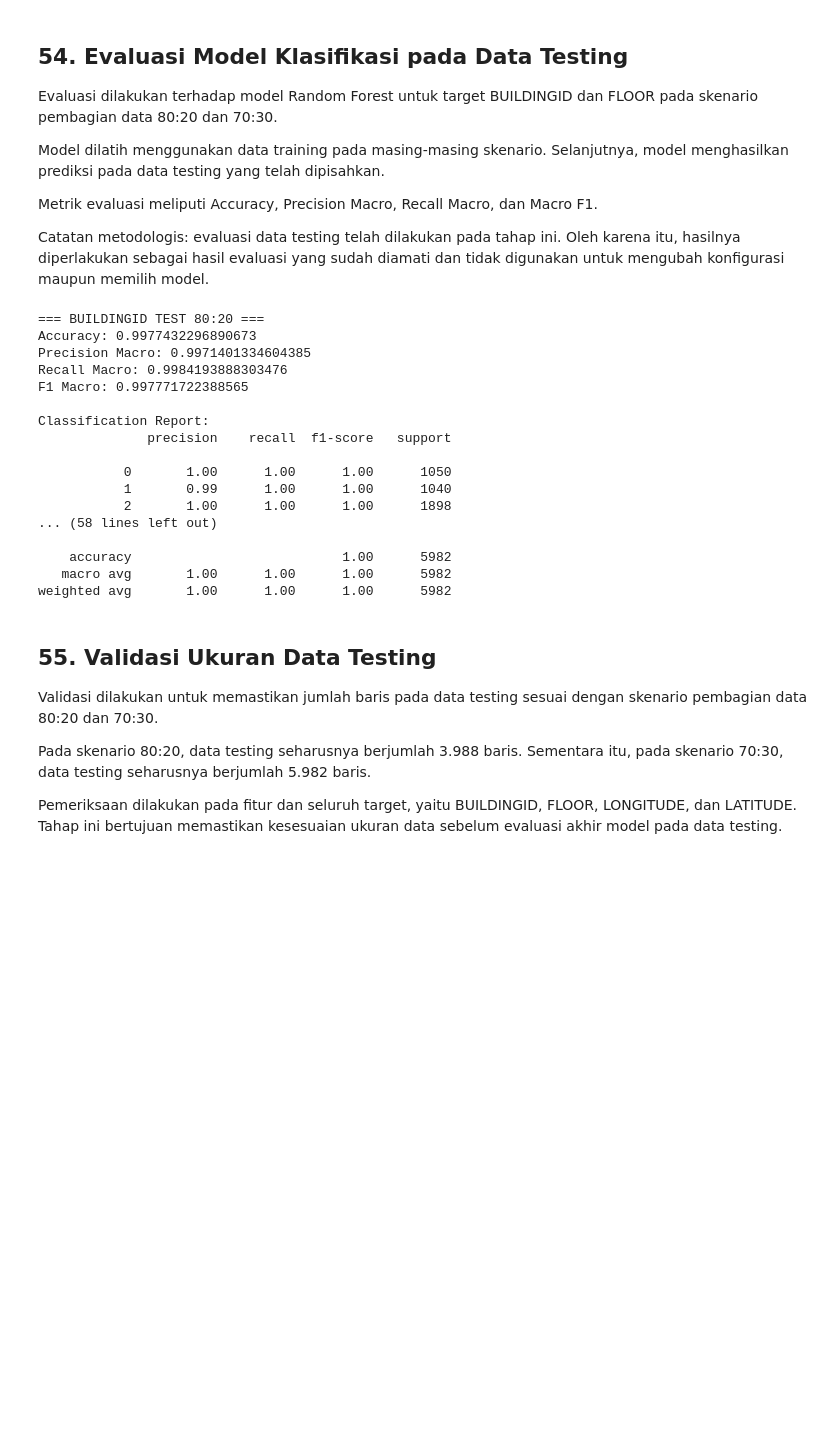
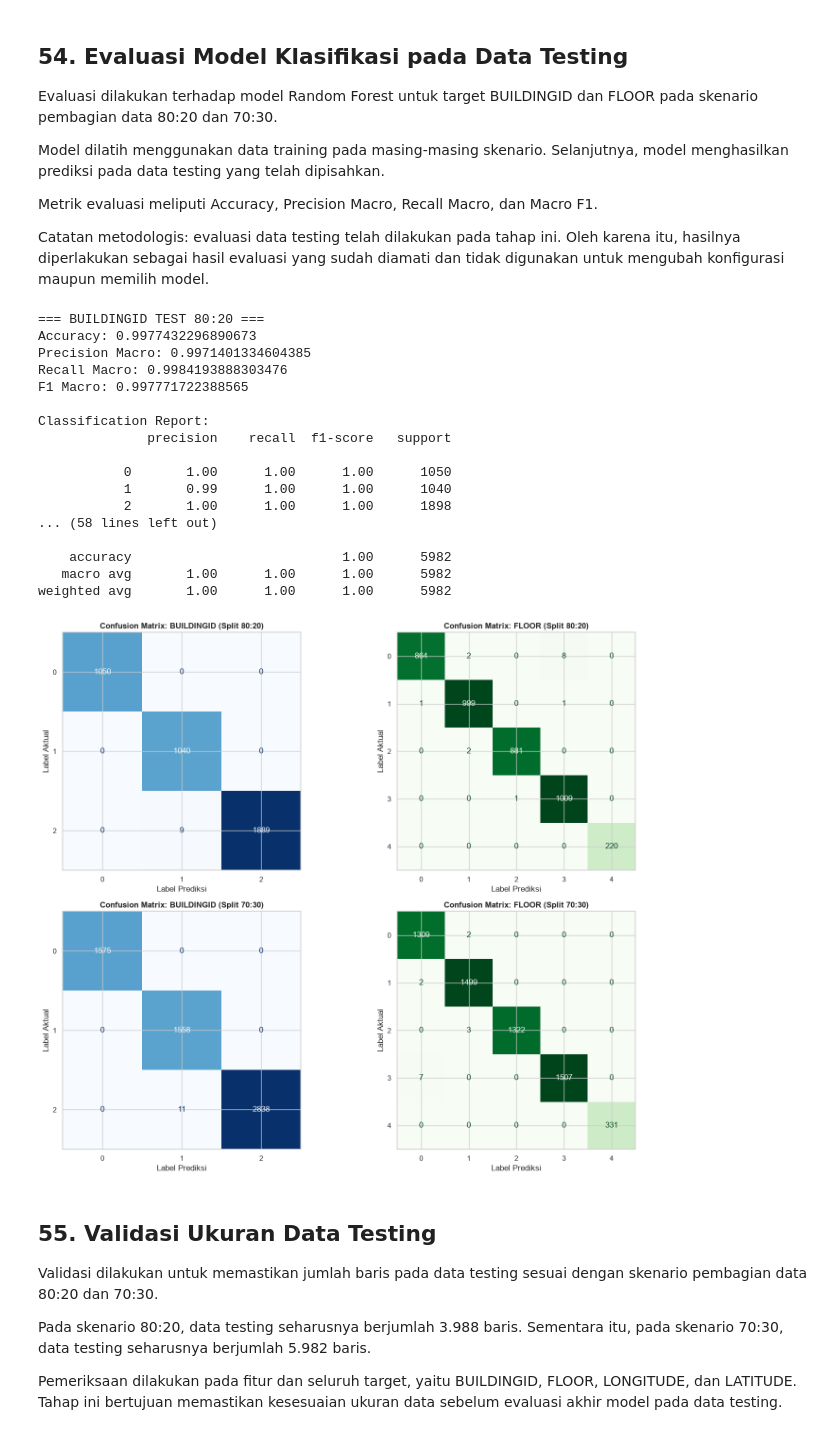
Before and after one commit to Fadhlrahman/TUBES-DEEP-LEARNING, a Jupyter notebook: telco.ipynb, the cells around one changed output. Saved outputs shown, nothing was run; the diff lists cells and outputs as text; code cells hidden in the pictures; blank space fills up the shorter version.

```diff
--- a/telco.ipynb
+++ b/telco.ipynb
@@ -2964,33 +2964,80 @@ model_building_70, pred_building_70 = evaluate_classification_test(
     classification_models_building["Random Forest"],
     X_train_70, y_building_70,
     X_test_70, y_test_70["BUILDINGID"]
 )
 
 # FLOOR 70:30
 print("\n=== FLOOR TEST 70:30 ===")
 model_floor_70, pred_floor_70 = evaluate_classification_test(
     classification_models_floor["Random Forest"],
     X_train_70, y_floor_70,
     X_test_70, y_test_70["FLOOR"]
 )
+
+# ==============================================================
+# VISUALISASI WAJIB KLASIFIKASI: CONFUSION MATRIX
+# ==============================================================
+from sklearn.metrics import ConfusionMatrixDisplay
+
+fig, axes = plt.subplots(2, 2, figsize=(15, 12))
+
+# 1. BUILDINGID 80:20
+ConfusionMatrixDisplay.from_predictions(
+    y_test_80["BUILDINGID"], pred_building_80,
+    ax=axes[0, 0], cmap="Blues", colorbar=False
+)
+axes[0, 0].set_title("Confusion Matrix: BUILDINGID (Split 80:20)", fontsize=12, fontweight="bold")
+axes[0, 0].set_xlabel("Label Prediksi")
+axes[0, 0].set_ylabel("Label Aktual")
+
+# 2. FLOOR 80:20
+ConfusionMatrixDisplay.from_predictions(
+    y_test_80["FLOOR"], pred_floor_80,
+    ax=axes[0, 1], cmap="Greens", colorbar=False
+)
+axes[0, 1].set_title("Confusion Matrix: FLOOR (Split 80:20)", fontsize=12, fontweight="bold")
+axes[0, 1].set_xlabel("Label Prediksi")
+axes[0, 1].set_ylabel("Label Aktual")
+
+# 3. BUILDINGID 70:30
+ConfusionMatrixDisplay.from_predictions(
+    y_test_70["BUILDINGID"], pred_building_70,
+    ax=axes[1, 0], cmap="Blues", colorbar=False
+)
+axes[1, 0].set_title("Confusion Matrix: BUILDINGID (Split 70:30)", fontsize=12, fontweight="bold")
+axes[1, 0].set_xlabel("Label Prediksi")
+axes[1, 0].set_ylabel("Label Aktual")
+
+# 4. FLOOR 70:30
+ConfusionMatrixDisplay.from_predictions(
+    y_test_70["FLOOR"], pred_floor_70,
+    ax=axes[1, 1], cmap="Greens", colorbar=False
+)
+axes[1, 1].set_title("Confusion Matrix: FLOOR (Split 70:30)", fontsize=12, fontweight="bold")
+axes[1, 1].set_xlabel("Label Prediksi")
+axes[1, 1].set_ylabel("Label Aktual")
+
+plt.tight_layout()
+plt.show()
 # %% [output]
 === BUILDINGID TEST 80:20 ===
 Accuracy: 0.9977432296890673
 Precision Macro: 0.9971401334604385
 Recall Macro: 0.9984193888303476
 F1 Macro: 0.997771722388565
 
 Classification Report:
               precision    recall  f1-score   support
 
            0       1.00      1.00      1.00      1050
            1       0.99      1.00      1.00      1040
            2       1.00      1.00      1.00      1898
 ... (58 lines left out)
 
     accuracy                           1.00      5982
    macro avg       1.00      1.00      1.00      5982
 weighted avg       1.00      1.00      1.00      5982
+[figure, added]
 # %% [markdown]
 ## 55. Validasi Ukuran Data Testing
 
```
Also changed, not shown: parts of 43 cells of this notebook, 9 other files.
